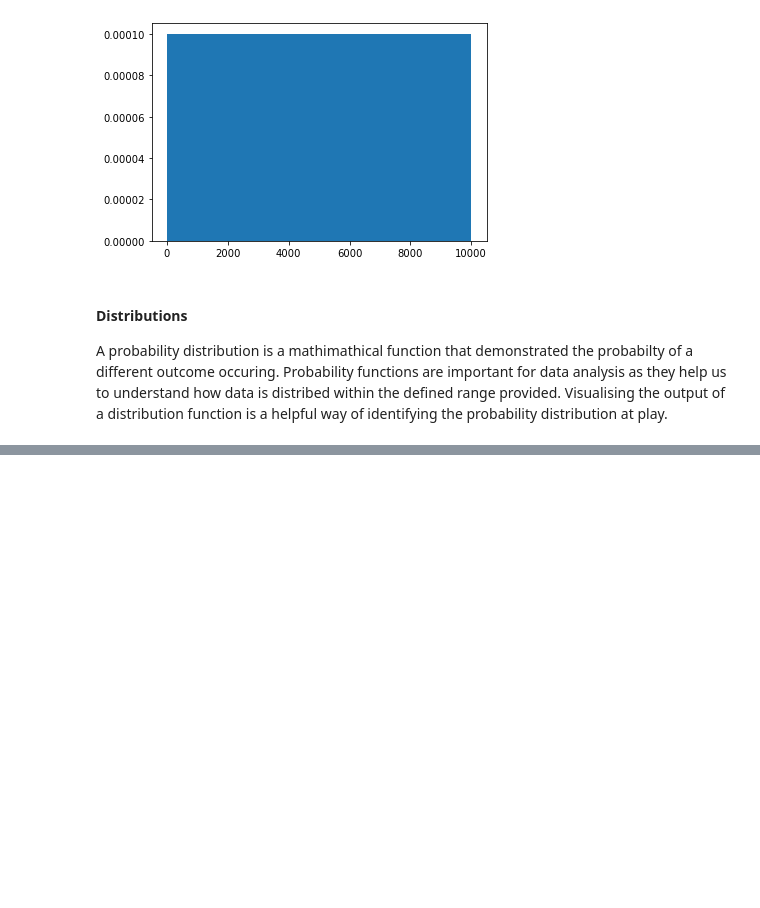
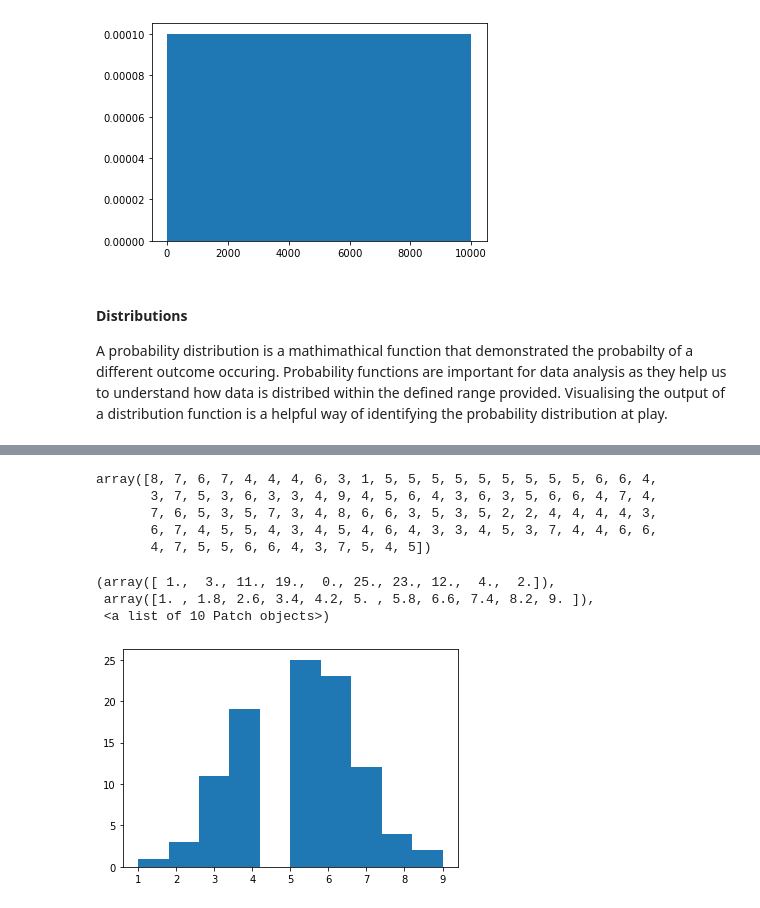
Before and after one commit to SharonNicG/52465-Assignment, a Jupyter notebook: NumPy-Random Assignment.ipynb, the cells around one changed output, grey strips where cells are left out. Drawn from its saved outputs; the diff is of its cells as text; code cells hidden in the pictures; blank space fills up the shorter version.

Commit message:
Explanation of binomial distribution, test of code and histogram

```diff
--- a/NumPy-Random Assignment.ipynb
+++ b/NumPy-Random Assignment.ipynb
@@ -330,0 +347,17 @@ Probability functions are important for data analysis as they help us to underst
+# %%
+Bino_1 = np.random.binomial(10, 0.5, 100) # Here we are looking for a binomial distribution
+                                            # with 10 trials and probability 0.5 each trial.
+Bino_1
+# %% [output]
+array([8, 7, 6, 7, 4, 4, 4, 6, 3, 1, 5, 5, 5, 5, 5, 5, 5, 5, 5, 6, 6, 4,
+       3, 7, 5, 3, 6, 3, 3, 4, 9, 4, 5, 6, 4, 3, 6, 3, 5, 6, 6, 4, 7, 4,
+       7, 6, 5, 3, 5, 7, 3, 4, 8, 6, 6, 3, 5, 3, 5, 2, 2, 4, 4, 4, 4, 3,
+       6, 7, 4, 5, 5, 4, 3, 4, 5, 4, 6, 4, 3, 3, 4, 5, 3, 7, 4, 4, 6, 6,
+       4, 7, 5, 5, 6, 6, 4, 3, 7, 5, 4, 5])
+# %%
+plt.hist(Bino_1)
+# %% [output]
+(array([ 1.,  3., 11., 19.,  0., 25., 23., 12.,  4.,  2.]),
+ array([1. , 1.8, 2.6, 3.4, 4.2, 5. , 5.8, 6.6, 7.4, 8.2, 9. ]),
+ <a list of 10 Patch objects>)
+[figure, added]
```
Also changed, not shown: parts of 1 cell of this notebook.
